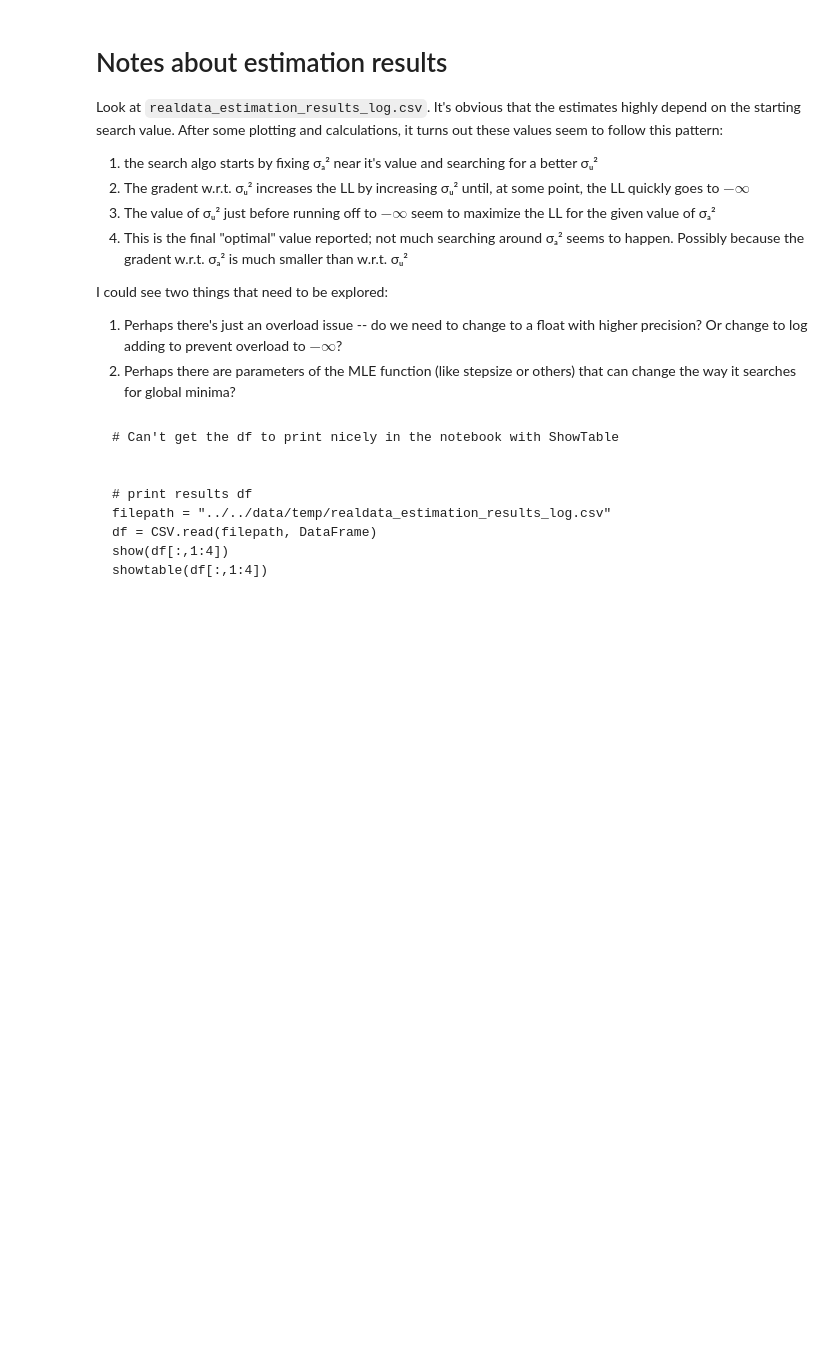
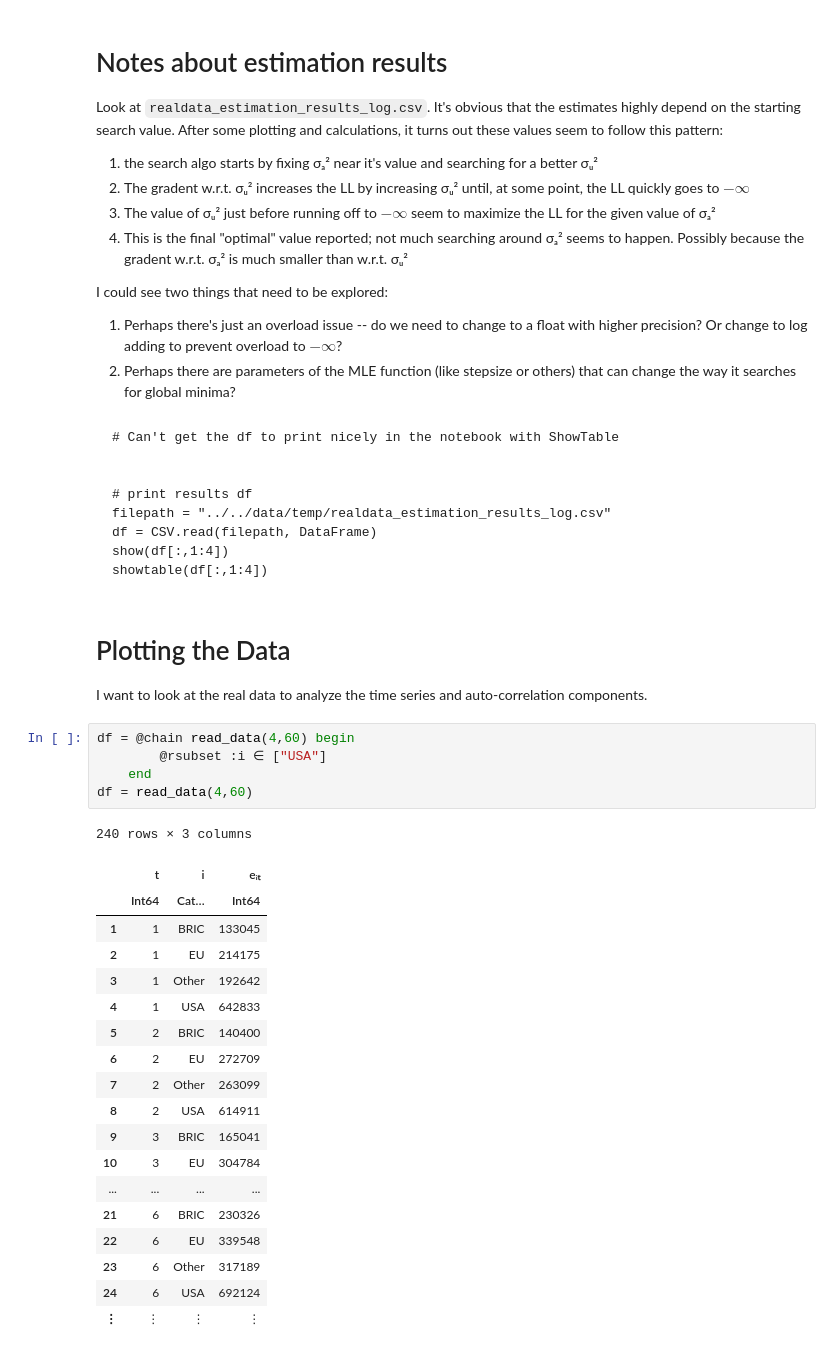
Before and after one commit to acwatt/karp_ranking_policies, a Jupyter notebook: ranking_policies/julia/variance_estimation_notebook.ipynb, the cells around one changed output. Drawn from its saved outputs; the diff is of its cells as text; blank space fills up the shorter version.

````diff
--- a/ranking_policies/julia/variance_estimation_notebook.ipynb
+++ b/ranking_policies/julia/variance_estimation_notebook.ipynb
@@ -917,3 +920,32 @@ df = CSV.read(filepath, DataFrame)
 show(df[:,1:4])
 showtable(df[:,1:4])
 ```
+# %% [markdown]
+# Plotting the Data
+
+I want to look at the real data to analyze the time series and auto-correlation components.
+# %%
+df = @chain read_data(4,60) begin
+        @rsubset :i ∈ ["USA"]
+    end
+df = read_data(4,60)
+# %% [output]
+240 rows × 3 columns
+|  | t | i | eᵢₜ |
+|  | Int64 | Cat… | Int64 |
+| 1 | 1 | BRIC | 133045 |
+| 2 | 1 | EU | 214175 |
+| 3 | 1 | Other | 192642 |
+| 4 | 1 | USA | 642833 |
+| 5 | 2 | BRIC | 140400 |
+| 6 | 2 | EU | 272709 |
+| 7 | 2 | Other | 263099 |
+| 8 | 2 | USA | 614911 |
+| 9 | 3 | BRIC | 165041 |
+| 10 | 3 | EU | 304784 |
+| ... | ... | ... | ... |
+| 21 | 6 | BRIC | 230326 |
+| 22 | 6 | EU | 339548 |
+| 23 | 6 | Other | 317189 |
+| 24 | 6 | USA | 692124 |
+| ⋮ | ⋮ | ⋮ | ⋮ |
````
Also changed, not shown: parts of 7 cells of this notebook, 9 other files.
